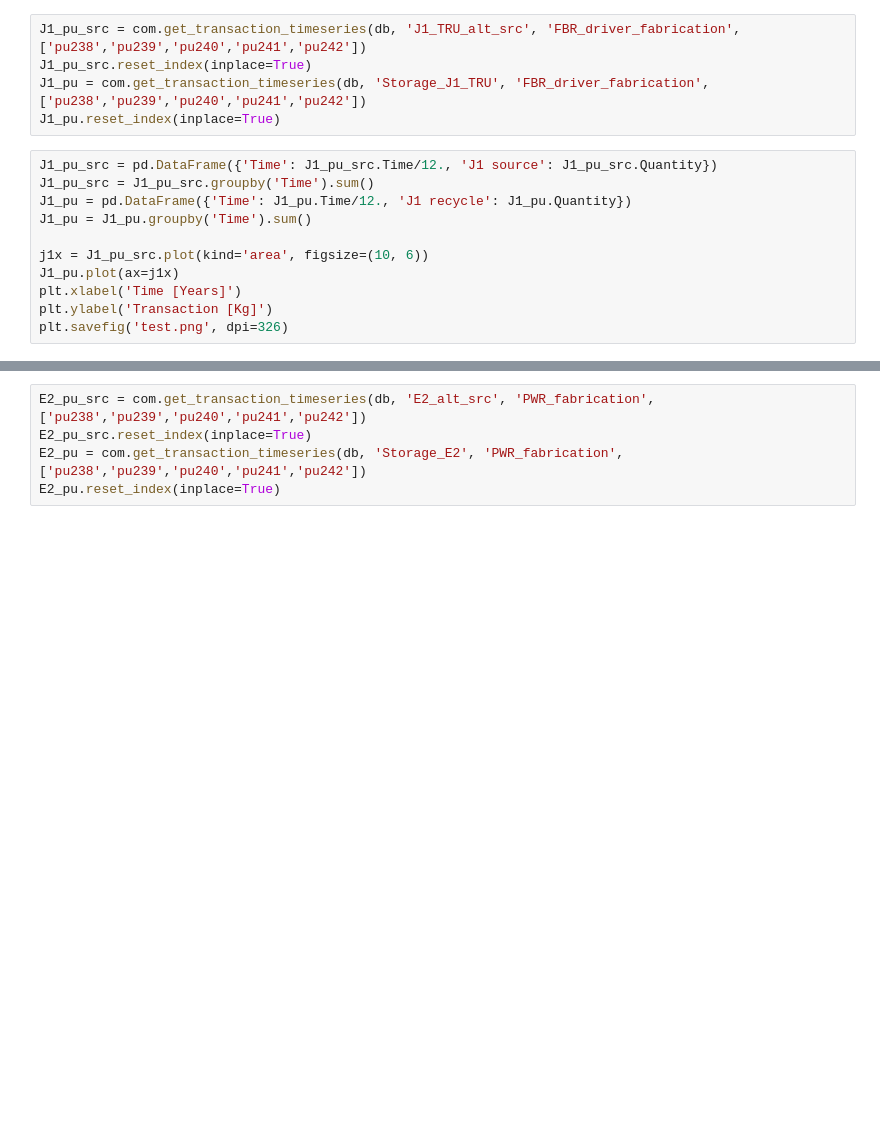
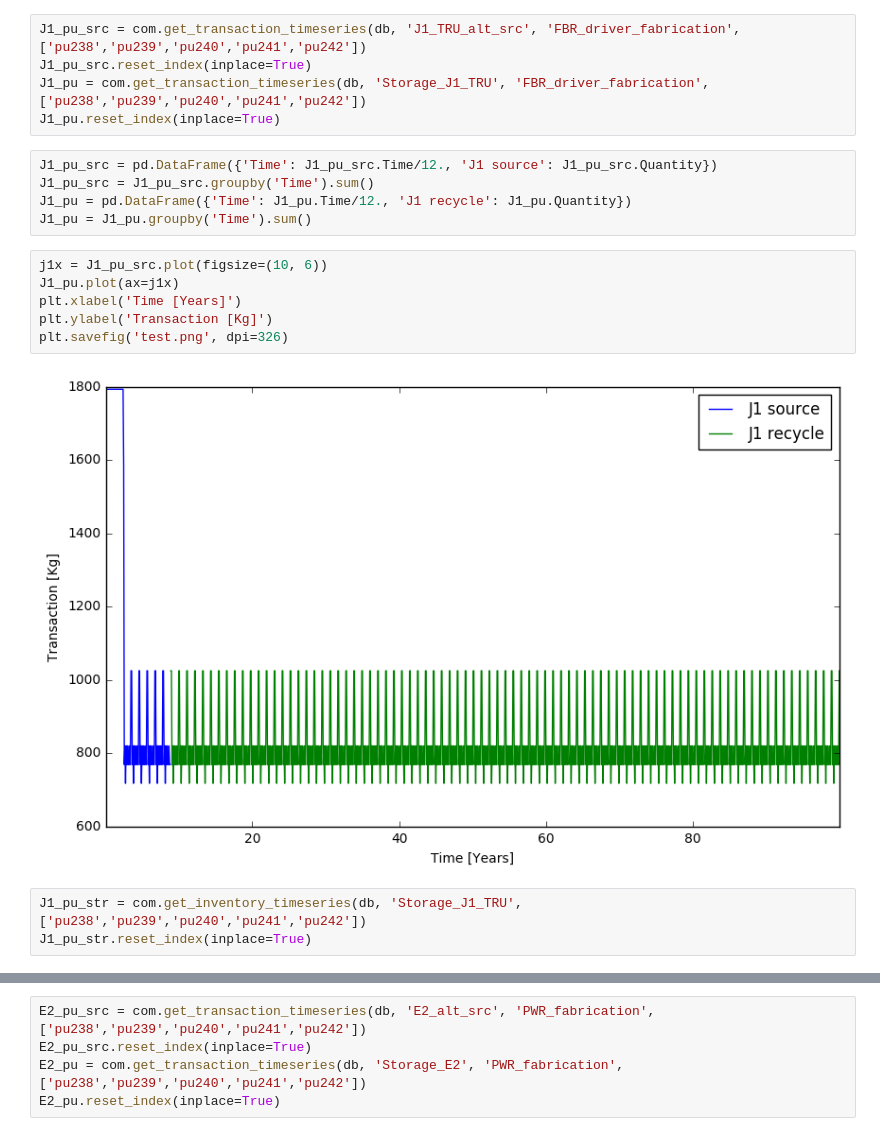
Before and after one commit to Baaaaam/EG30, a Jupyter notebook: EG30_analysis.ipynb, the cells around one changed output, grey strips where cells are left out. Drawn from its saved outputs; the diff is of its cells as text; blank space fills up the shorter version.

```diff
--- a/EG30_analysis.ipynb
+++ b/EG30_analysis.ipynb
@@ -43,9 +47,14 @@ J1_pu_src = pd.DataFrame({'Time': J1_pu_src.Time/12., 'J1 source': J1_pu_src.Qua
 J1_pu_src = J1_pu_src.groupby('Time').sum()
 J1_pu = pd.DataFrame({'Time': J1_pu.Time/12., 'J1 recycle': J1_pu.Quantity})
 J1_pu = J1_pu.groupby('Time').sum()
-
-j1x = J1_pu_src.plot(kind='area', figsize=(10, 6))
-J1_pu.plot(ax=j1x)
-plt.xlabel('Time [Years]')
-plt.ylabel('Transaction [Kg]')
-plt.savefig('test.png', dpi=326)
+# %%
+j1x = J1_pu_src.plot(figsize=(10, 6))
+J1_pu.plot(ax=j1x)
+plt.xlabel('Time [Years]')
+plt.ylabel('Transaction [Kg]')
+plt.savefig('test.png', dpi=326)
+# %% [output]
+[figure, added]
+# %%
+J1_pu_str = com.get_inventory_timeseries(db, 'Storage_J1_TRU', ['pu238','pu239','pu240','pu241','pu242'])
+J1_pu_str.reset_index(inplace=True)
```
Also changed, not shown: parts of 6 cells of this notebook, 3 other files.
